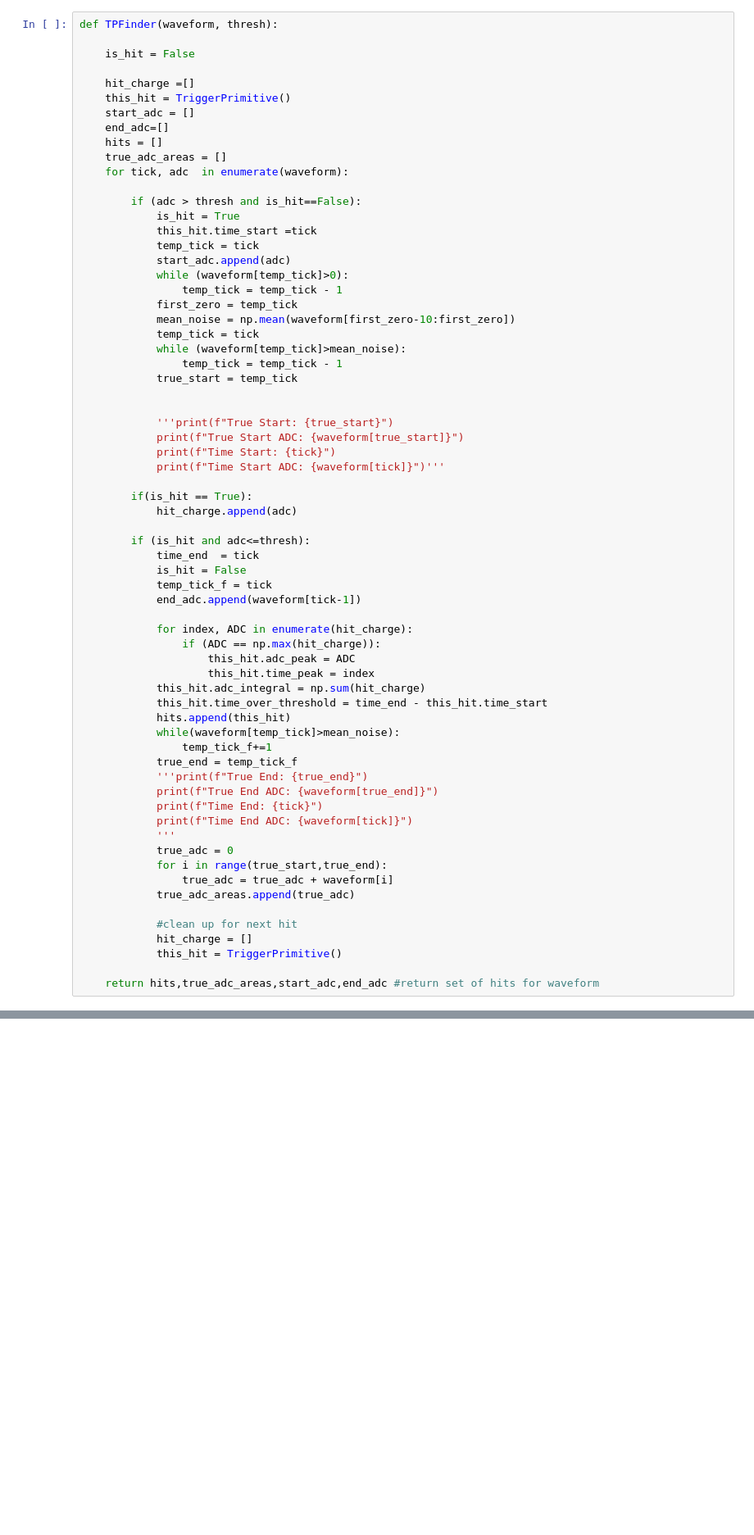
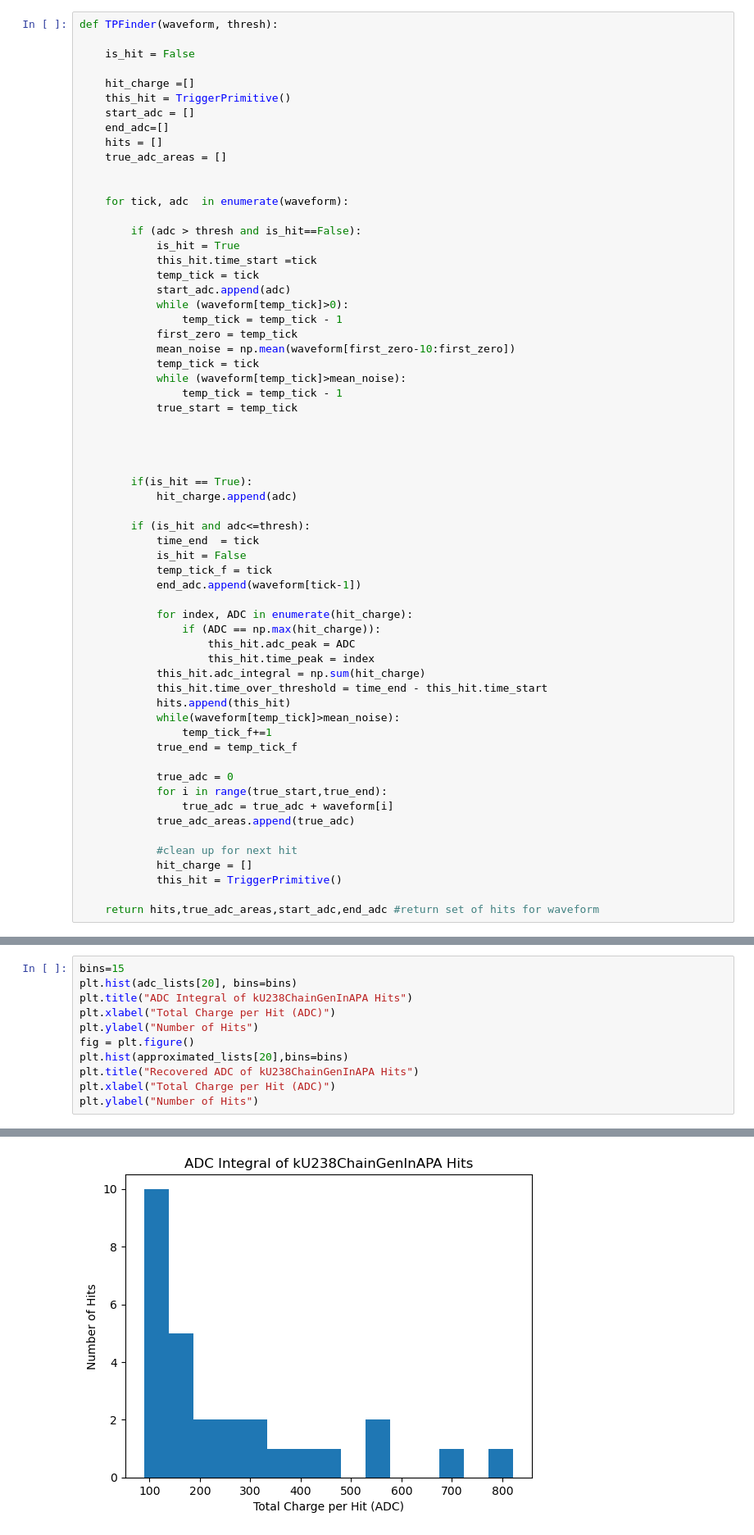
Before and after one commit to dune-sn-online-pointing/tp-generator, a Jupyter notebook: generateTpsFromWfs.ipynb, the cells around one changed output, grey strips where cells are left out. Shown at 82% size. Drawn from its saved outputs; the diff is of its cells as text; blank space fills up the shorter version.

```diff
--- a/generateTpsFromWfs.ipynb
+++ b/generateTpsFromWfs.ipynb
@@ -15,6 +15,8 @@ def TPFinder(waveform, thresh):
     end_adc=[]
     hits = []
     true_adc_areas = []
+
+
     for tick, adc  in enumerate(waveform):
 
         if (adc > thresh and is_hit==False):
@@ -32,10 +34,7 @@ def TPFinder(waveform, thresh):
             true_start = temp_tick
 
 
-            '''print(f"True Start: {true_start}")
-            print(f"True Start ADC: {waveform[true_start]}")
-            print(f"Time Start: {tick}")
-            print(f"Time Start ADC: {waveform[tick]}")'''
+
 
         if(is_hit == True):
             hit_charge.append(adc)
@@ -56,11 +55,7 @@ def TPFinder(waveform, thresh):
             while(waveform[temp_tick]>mean_noise):
                 temp_tick_f+=1
             true_end = temp_tick_f
-            '''print(f"True End: {true_end}")
-            print(f"True End ADC: {waveform[true_end]}")
-            print(f"Time End: {tick}")
-            print(f"Time End ADC: {waveform[tick]}")
-            '''
+
             true_adc = 0
             for i in range(true_start,true_end):
                 true_adc = true_adc + waveform[i]
@@ -193,0 +267,12 @@ for data in col:
+# %%
+bins=15
+plt.hist(adc_lists[20], bins=bins)
+plt.title("ADC Integral of kU238ChainGenInAPA Hits")
+plt.xlabel("Total Charge per Hit (ADC)")
+plt.ylabel("Number of Hits")
+fig = plt.figure()
+plt.hist(approximated_lists[20],bins=bins)
+plt.title("Recovered ADC of kU238ChainGenInAPA Hits")
+plt.xlabel("Total Charge per Hit (ADC)")
+plt.ylabel("Number of Hits")
+# %% [output]
@@ -193,0 +280 @@ for data in col:
+[figure, added]
```
Also changed, not shown: parts of 10 cells of this notebook, 25 other files.
